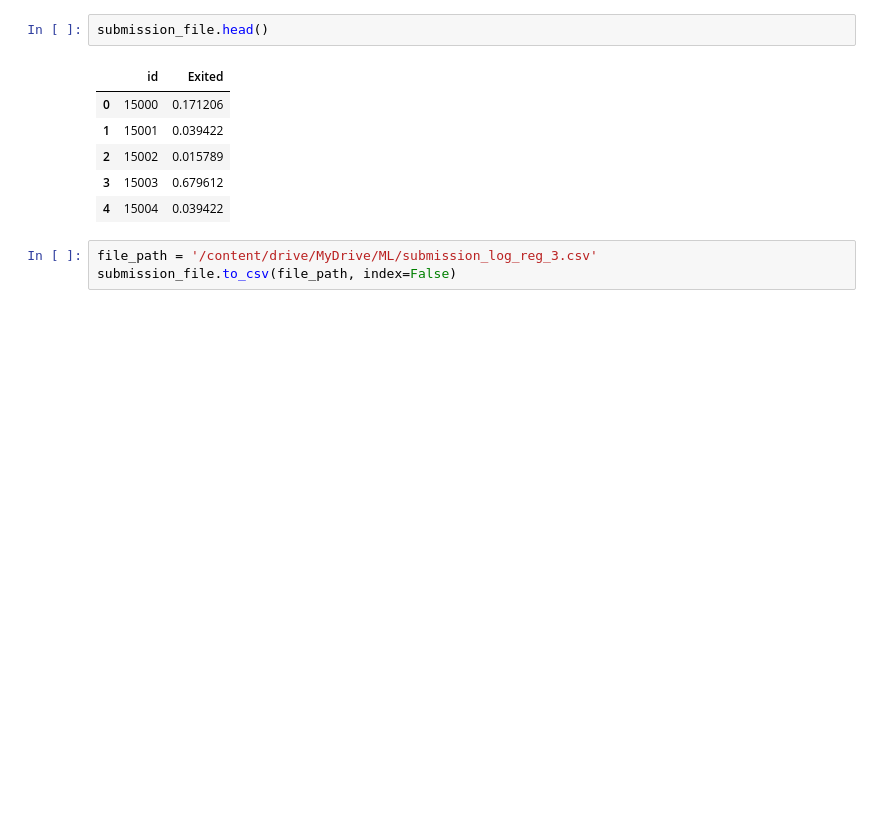
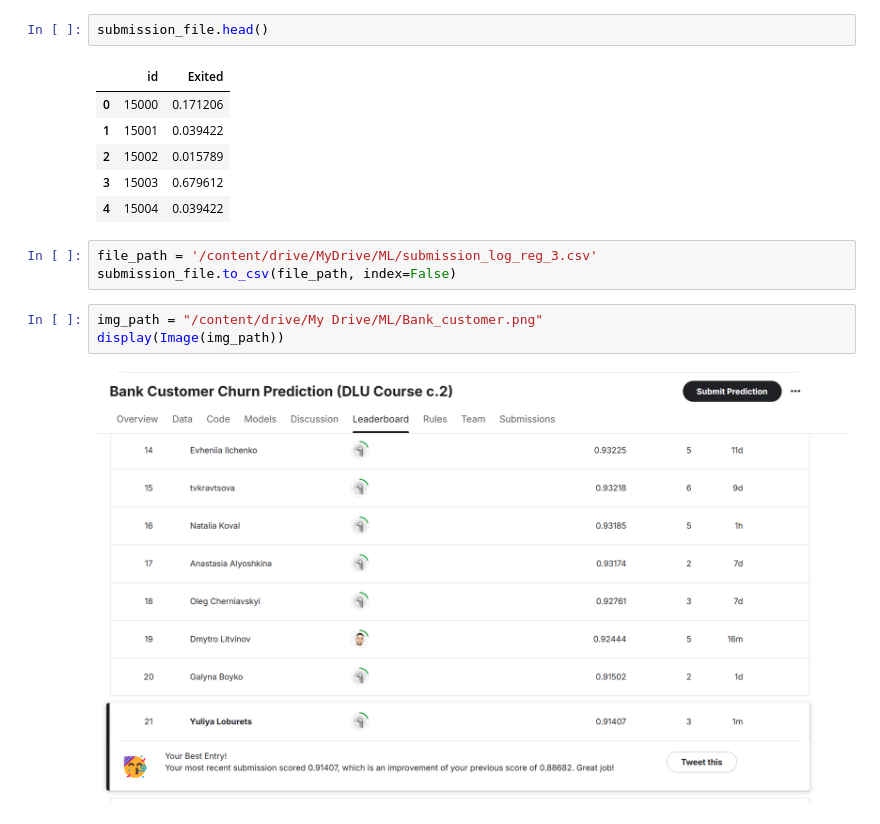
Before and after one commit to YuliaLoburets/ML_learning, a Jupyter notebook: HW_2_3_Дерева_прийняття_рішень.ipynb, the cells around one changed output. Saved outputs shown, nothing was run; the diff lists cells and outputs as text; blank space fills up the shorter version.

```diff
--- a/HW_2_3_Дерева_прийняття_рішень.ipynb
+++ b/HW_2_3_Дерева_прийняття_рішень.ipynb
@@ -289,3 +289,8 @@ submission_file.head()
 # %%
 file_path = '/content/drive/MyDrive/ML/submission_log_reg_3.csv'
 submission_file.to_csv(file_path, index=False)
+# %%
+img_path = "/content/drive/My Drive/ML/Bank_customer.png"
+display(Image(img_path))
+# %% [output]
+[figure, added]
```
